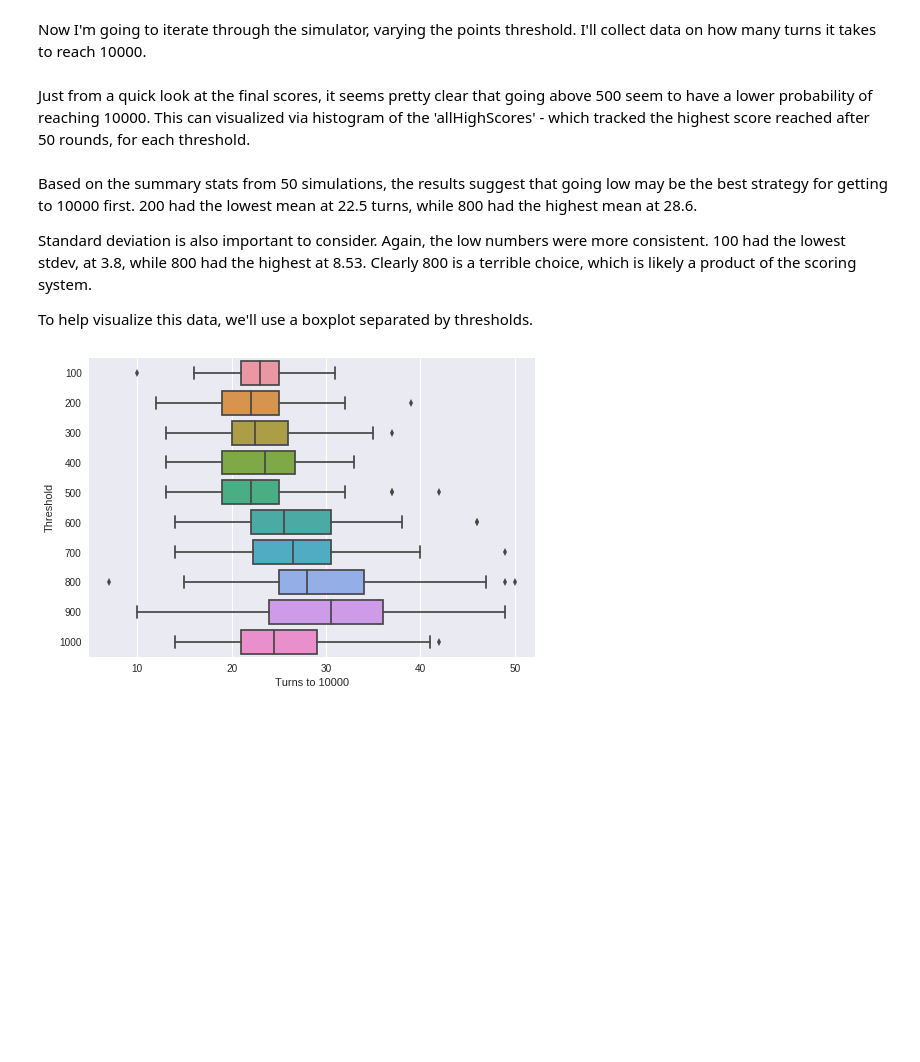
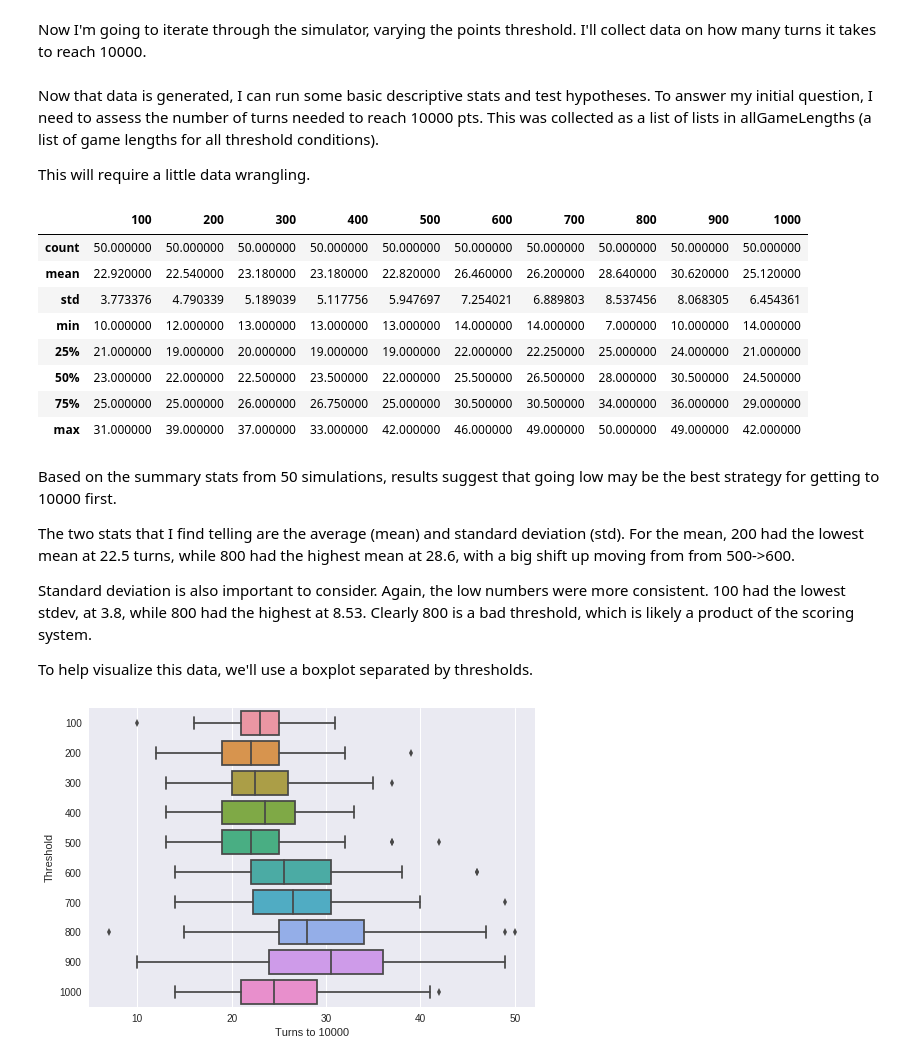
Before and after one commit to jimmyjamesarnold/10000-dice-game-simulator-and-stats, a Jupyter notebook: 10k_game_stats.ipynb, the cells around one changed output. Cells and saved outputs as stored; diff of their text form; code cells hidden in the pictures; blank space fills up the shorter version.

```diff
--- a/10k_game_stats.ipynb
+++ b/10k_game_stats.ipynb
@@ -118,17 +118,31 @@ for pts in threshold:
   allHighScores.append(scoreKeeper)
   allGameLengths.append(gameLengths)
   allGameRates.append(gameRates)
-# %% [markdown]
-Just from a quick look at the final scores, it seems pretty clear that going above 500 seem to have a lower probability of reaching 10000.
-This can visualized via histogram of the 'allHighScores' - which tracked the highest score reached after 50 rounds, for each threshold.
+# %% [markdown]
+Now that data is generated, I can run some basic descriptive stats and test hypotheses. To answer my initial question, I need to assess the number of turns needed to reach 10000 pts. This was collected as a list of lists in allGameLengths (a list of game lengths for all threshold conditions).
+
+This will require a little data wrangling.
 # %%
 # First, convert results to df, separate for each
-df_gL = pd.DataFrame(allGameLengths, index=threshold).transpose() # for length
+df_gL = pd.DataFrame(allGameLengths, index=threshold).transpose()
+df_gL.describe()
+# %% [output]
+|  | 100 | 200 | 300 | 400 | 500 | 600 | 700 | 800 | 900 | 1000 |
+| count | 50.000000 | 50.000000 | 50.000000 | 50.000000 | 50.000000 | 50.000000 | 50.000000 | 50.000000 | 50.000000 | 50.000000 |
+| mean | 22.920000 | 22.540000 | 23.180000 | 23.180000 | 22.820000 | 26.460000 | 26.200000 | 28.640000 | 30.620000 | 25.120000 |
+| std | 3.773376 | 4.790339 | 5.189039 | 5.117756 | 5.947697 | 7.254021 | 6.889803 | 8.537456 | 8.068305 | 6.454361 |
+| min | 10.000000 | 12.000000 | 13.000000 | 13.000000 | 13.000000 | 14.000000 | 14.000000 | 7.000000 | 10.000000 | 14.000000 |
+| 25% | 21.000000 | 19.000000 | 20.000000 | 19.000000 | 19.000000 | 22.000000 | 22.250000 | 25.000000 | 24.000000 | 21.000000 |
+| 50% | 23.000000 | 22.000000 | 22.500000 | 23.500000 | 22.000000 | 25.500000 | 26.500000 | 28.000000 | 30.500000 | 24.500000 |
+| 75% | 25.000000 | 25.000000 | 26.000000 | 26.750000 | 25.000000 | 30.500000 | 30.500000 | 34.000000 | 36.000000 | 29.000000 |
+| max | 31.000000 | 39.000000 | 37.000000 | 33.000000 | 42.000000 | 46.000000 | 49.000000 | 50.000000 | 49.000000 | 42.000000 |
 # %% [markdown]
-Based on the summary stats from 50 simulations, the results suggest that going low may be the best strategy for getting to 10000 first.
-200 had the lowest mean at 22.5 turns, while 800 had the highest mean at 28.6.
+Based on the summary stats from 50 simulations, results suggest that going low may be the best strategy for getting to 10000 first.
 
-Standard deviation is also important to consider. Again, the low numbers were more consistent. 100 had the lowest stdev, at 3.8, while 800 had the highest at 8.53. Clearly 800 is a terrible choice, which is likely a product of the scoring system.
+The two stats that I find telling are the average (mean) and standard deviation (std).
+For the mean, 200 had the lowest mean at 22.5 turns, while 800 had the highest mean at 28.6, with a big shift up moving from from 500->600.
+
+Standard deviation is also important to consider. Again, the low numbers were more consistent. 100 had the lowest stdev, at 3.8, while 800 had the highest at 8.53. Clearly 800 is a bad threshold, which is likely a product of the scoring system.
 
 To help visualize this data, we'll use a boxplot separated by thresholds.
 # %%
```
Also changed, not shown: parts of 1 cell of this notebook.
